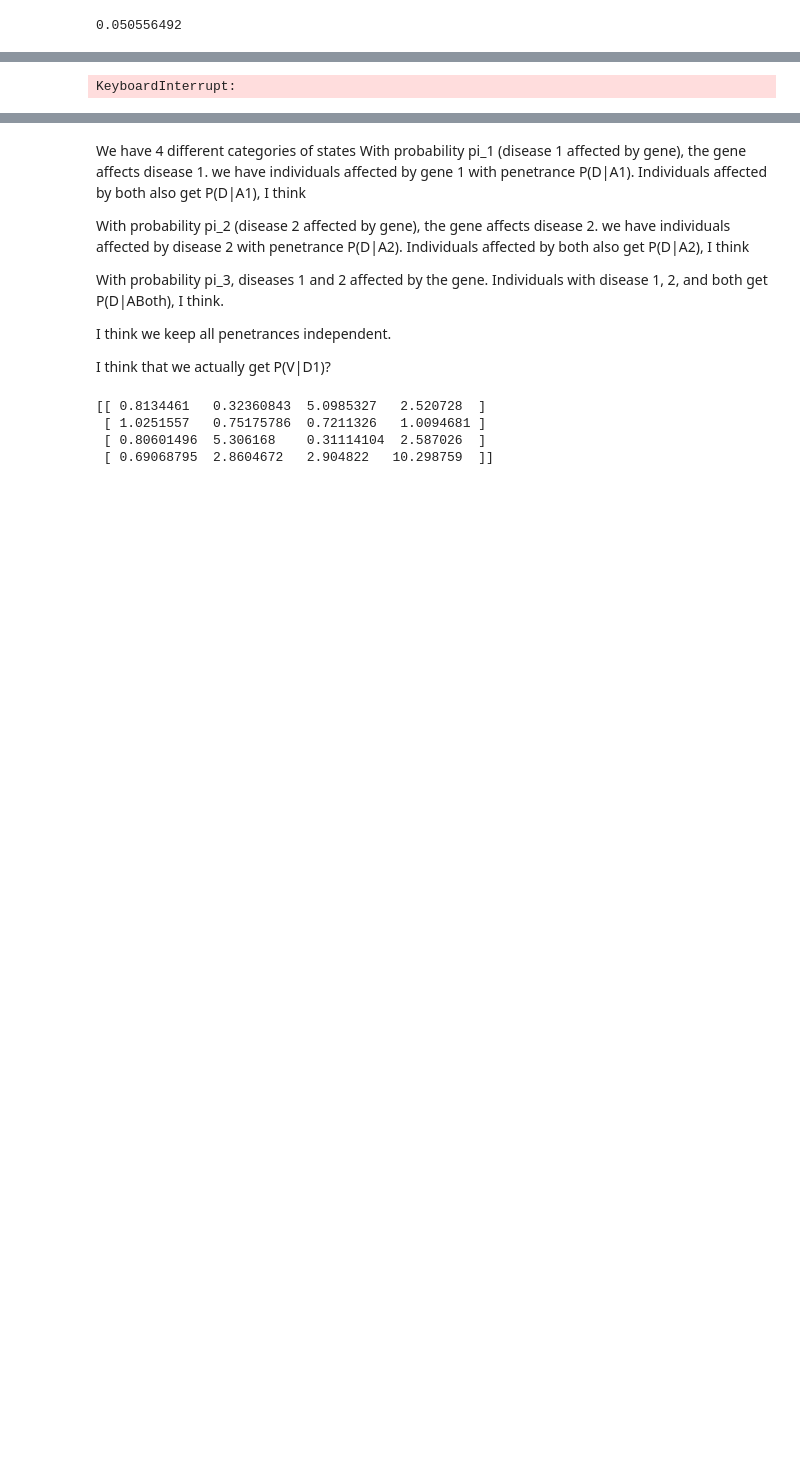
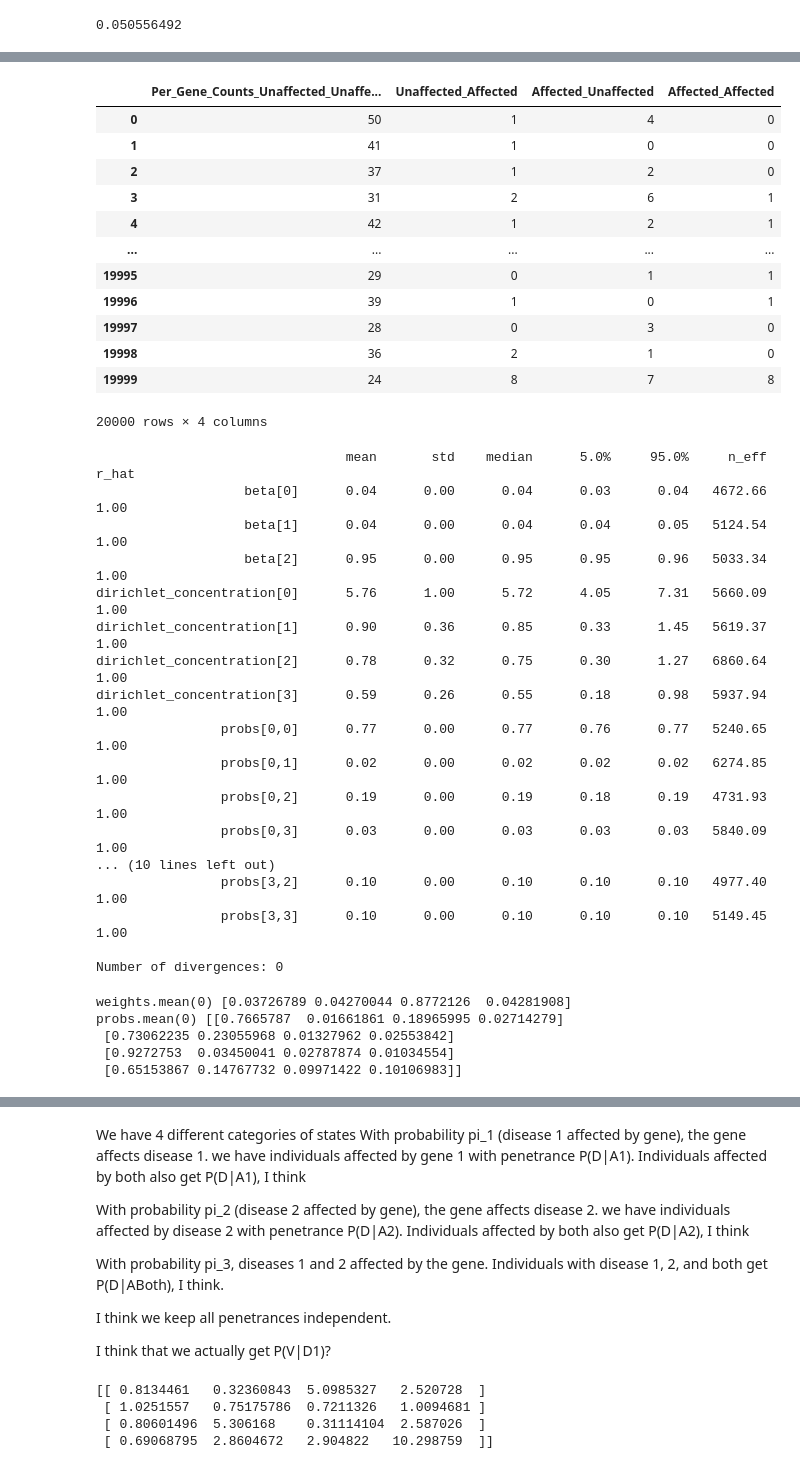
Before and after one commit to akotlar/multivariate-tada, a Jupyter notebook: project/sim6.ipynb, the cells around one changed output, grey strips where cells are left out. Drawn from its saved outputs; the diff is of its cells as text; code cells hidden in the pictures; blank space fills up the shorter version.

```diff
--- a/project/sim6.ipynb
+++ b/project/sim6.ipynb
@@ -767,8 +844,0 @@ plt.plot(best_chain.get_extra_fields()['potential_energy'][0])
-# %%
-# For comparison, using the model with no prior on the dirichlet concentrations
-random_key, _random_key = random.split(random_key)
-run_params_dave_2k_4k = run_params_dave.copy()
-run_params_dave_2k_4k['num_warmup'] = 2000
-run_params_dave_2k_4k['num_samples'] = 4000
-mcmc_dave2k_warmup_4k_sample_4chains = run_until_enough(random_key=_random_key, target_number_of_chains=4, acceptance_threshold=.7, max_attempts=8, run_params = run_params_dave_2k_4k)
-mcmc_dave2k_warmup_4k_sample_4chains
@@ -900,34 +845,80 @@ inferred stick-breaking weights stdd:  [0.01607308 0.01917772 0.01642102 0.01436
 # %%
-df_exp2 = pd.read_csv('sim/pd1_0.02_pd2_0.02_af_1e-4_pi1_0.05_pi2_0.05_pi12_0.05_h2_1_0.6_h2_2_0.8_rho_0.8/results.csv')
+import pandas as pd
+import numpy as np
+
+df_exp2 = pd.read_csv('sim/simulations/pd1_0.02_pd2_0.02_af_1e-4_pi1_0.05_pi2_0.05_pi12_0.05_h2_1_0.6_h2_2_0.8_rho_0.8/results.csv')
+# disorder 1, disorder 2, comorbid
 pds_exp2 = np.array([0.03669,0.043745,0.00995])
-pd_with_both_exp2 = np.array([1 - pds.sum(), *pds])
+pd_with_both_exp2 = np.array([1 - pds_exp2.sum(), *pds_exp2])
 n_samples_exp2 = 200_000
-n_cases_exp2 = n_samples * pds
-n_ctrls_exp2 = n_samples - n_cases.sum()
+n_cases_exp2 = n_samples_exp2 * pds_exp2
+n_ctrls_exp2 = n_samples_exp2 - n_cases_exp2.sum()
+
+display(df_exp2)
 
 run_params_exp2 = {
     "data": df_exp2.to_numpy(),
     "n_cases": n_cases_exp2,
     "n_ctrls": n_ctrls_exp2,
-    "max_tree_depth": 8,
+    "max_K": 4,
     "num_warmup": 2000,
     "num_samples": 4000,
     "num_chains": 1,
-    "max_K": 4,
     "chain_method": 'parallel',
-    "model_to_run": model,
+    "model_to_run": model_with_gamma_prior_alpha8,
     "jit_model_args": False,
+    "print_diagnostics": True,
     "extra_fields": ("potential_energy", "energy", "accept_prob", "mean_accept_prob"),
 }
 
+# Our best performing model; fits like a champ even challening simulations
 random_key, _random_key = random.split(random_key)
 
-mcmc_exp2 = run_until_enough(random_key=_random_key, target_number_of_chains=4, acceptance_threshold=.7, max_attempts=8, run_params = run_params_exp2)
+res_exp2 = run_until_enough(random_key=_random_key, run_params=run_params_exp2)
+best_chain_exp2, statistics_exp2 = select_best_chain(res_exp2)
+display(statistics_exp2)
+# del res_exp2
 
-best_chain_exp2, statistics_exp2 = select_best_chain(mcmc_exp2)
-best_weigts_exp2, best_probs_exp2, best_dirichlet_concentrations_exp2 = ordered_statistics([best_chain_exp2])
+#best_weights, best_probs, best_betas, best_dirichlet_concentrations = ordered_statistics([best_chain])
+best_weights_exp2, best_probs_exp2, _, _ = get_parameters(best_chain_exp2)
+# H_exp2, mean_df_exp2 = get_assumed_order_for_2(best_probs_exp2, data_columns=['unaffected', 'affected2', 'affected1', 'affected12'])
+# best_weights_exp2, best_probs_exp2, best_betas_exp2, best_dirichlet_concentrations_exp2 = ordered_statistics([best_chain_exp2], order=H_exp2)
 
-print("best chain's weight mean", best_weigts_exp2.mean(1).mean(0))
-print("best chain's probs mean", best_probs_exp2.mean(1).mean(0))
+print(H_exp2)
+display(mean_df_exp2)
 # %% [output]
+|  | Per_Gene_Counts_Unaffected_Unaffe... | Unaffected_Affected | Affected_Unaffected | Affected_Affected |
+| 0 | 50 | 1 | 4 | 0 |
+| 1 | 41 | 1 | 0 | 0 |
+| 2 | 37 | 1 | 2 | 0 |
+| 3 | 31 | 2 | 6 | 1 |
+| 4 | 42 | 1 | 2 | 1 |
+| ... | ... | ... | ... | ... |
+| 19995 | 29 | 0 | 1 | 1 |
+| 19996 | 39 | 1 | 0 | 1 |
+| 19997 | 28 | 0 | 3 | 0 |
+| 19998 | 36 | 2 | 1 | 0 |
+| 19999 | 24 | 8 | 7 | 8 |
-KeyboardInterrupt:
+20000 rows × 4 columns
+                                mean       std    median      5.0%     95.0%     n_eff     r_hat
+                   beta[0]      0.04      0.00      0.04      0.03      0.04   4672.66      1.00
+                   beta[1]      0.04      0.00      0.04      0.04      0.05   5124.54      1.00
+                   beta[2]      0.95      0.00      0.95      0.95      0.96   5033.34      1.00
+dirichlet_concentration[0]      5.76      1.00      5.72      4.05      7.31   5660.09      1.00
+dirichlet_concentration[1]      0.90      0.36      0.85      0.33      1.45   5619.37      1.00
+dirichlet_concentration[2]      0.78      0.32      0.75      0.30      1.27   6860.64      1.00
+dirichlet_concentration[3]      0.59      0.26      0.55      0.18      0.98   5937.94      1.00
+                probs[0,0]      0.77      0.00      0.77      0.76      0.77   5240.65      1.00
+                probs[0,1]      0.02      0.00      0.02      0.02      0.02   6274.85      1.00
+                probs[0,2]      0.19      0.00      0.19      0.18      0.19   4731.93      1.00
+                probs[0,3]      0.03      0.00      0.03      0.03      0.03   5840.09      1.00
+... (10 lines left out)
+                probs[3,2]      0.10      0.00      0.10      0.10      0.10   4977.40      1.00
+                probs[3,3]      0.10      0.00      0.10      0.10      0.10   5149.45      1.00
+
+Number of divergences: 0
+weights.mean(0) [0.03726789 0.04270044 0.8772126  0.04281908]
+probs.mean(0) [[0.7665787  0.01661861 0.18965995 0.02714279]
+ [0.73062235 0.23055968 0.01327962 0.02553842]
+ [0.9272753  0.03450041 0.02787874 0.01034554]
+ [0.65153867 0.14767732 0.09971422 0.10106983]]
```
Also changed, not shown: parts of 85 cells of this notebook, 2 other files.
